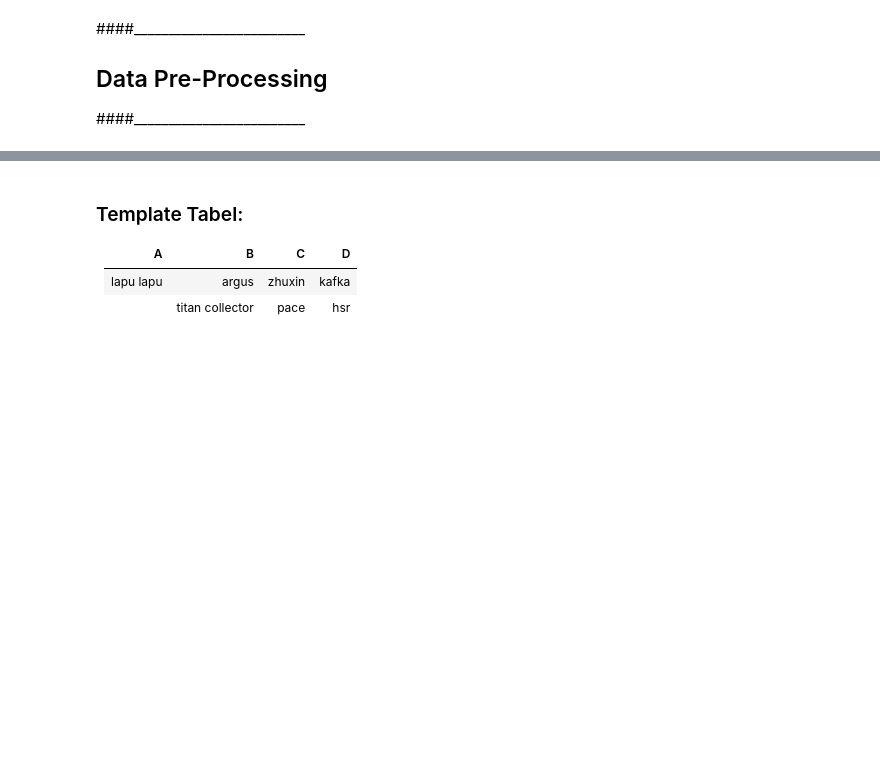
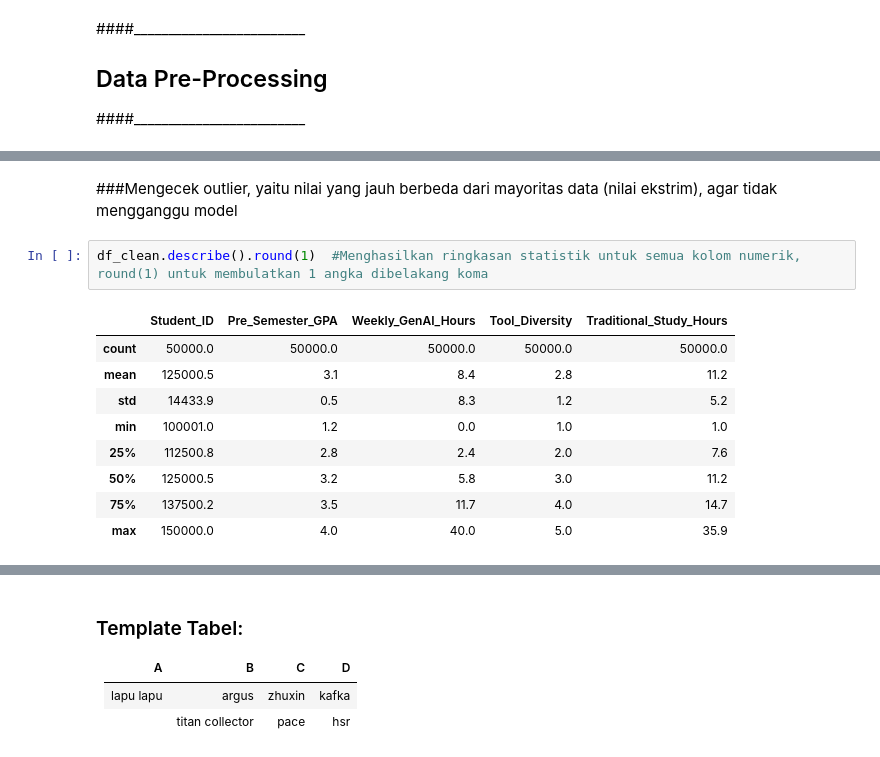
Before and after one commit to Shxrp08/Project_SG_I-Smile_Group6_2026, a Jupyter notebook: Project_SG_Group_6.ipynb, the cells around one changed output, grey strips where cells are left out. Cells and saved outputs as stored; diff of their text form; blank space fills up the shorter version.

```diff
--- a/Project_SG_Group_6.ipynb
+++ b/Project_SG_Group_6.ipynb
@@ -260,0 +322,14 @@ dtype: float64
+# %% [markdown]
+###Mengecek outlier, yaitu nilai yang jauh berbeda dari mayoritas data (nilai ekstrim), agar tidak mengganggu model
+# %%
+df_clean.describe().round(1)  #Menghasilkan ringkasan statistik untuk semua kolom numerik, round(1) untuk membulatkan 1 angka dibelakang koma
+# %% [output]
+|  | Student_ID | Pre_Semester_GPA | Weekly_GenAI_Hours | Tool_Diversity | Traditional_Study_Hours |
+| count | 50000.0 | 50000.0 | 50000.0 | 50000.0 | 50000.0 |
+| mean | 125000.5 | 3.1 | 8.4 | 2.8 | 11.2 |
+| std | 14433.9 | 0.5 | 8.3 | 1.2 | 5.2 |
+| min | 100001.0 | 1.2 | 0.0 | 1.0 | 1.0 |
+| 25% | 112500.8 | 2.8 | 2.4 | 2.0 | 7.6 |
+| 50% | 125000.5 | 3.2 | 5.8 | 3.0 | 11.2 |
+| 75% | 137500.2 | 3.5 | 11.7 | 4.0 | 14.7 |
+| max | 150000.0 | 4.0 | 40.0 | 5.0 | 35.9 |
```
Also changed, not shown: parts of 30 cells of this notebook.
